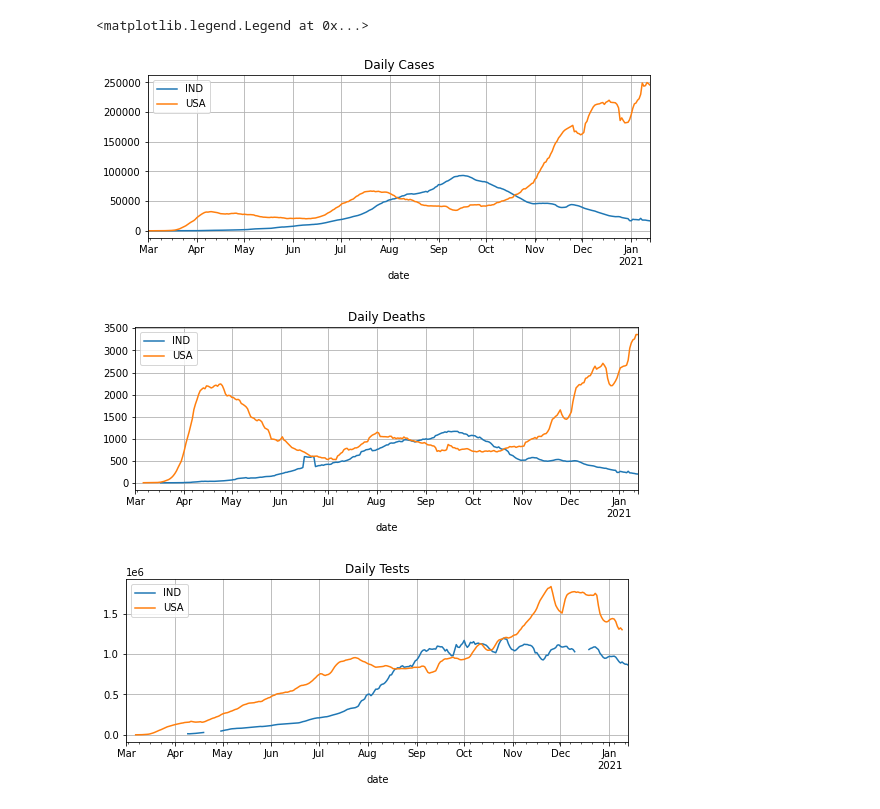
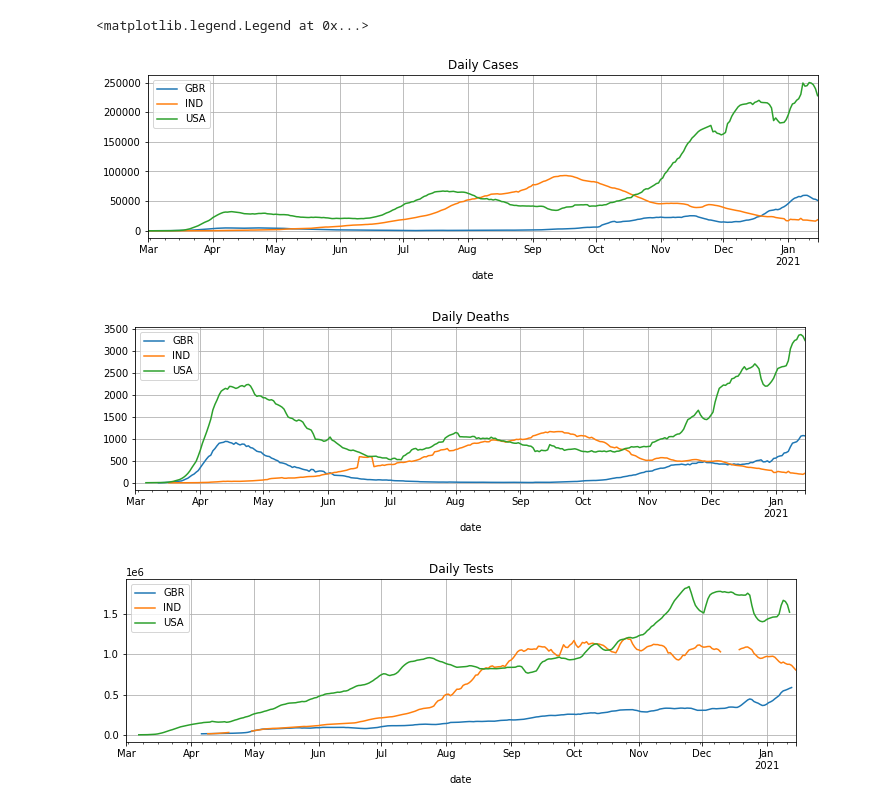
Before and after one commit to bamage00/notebooks, a Jupyter notebook: covid.ipynb, the cells around one changed output. Cells and saved outputs as stored; diff of their text form; code cells hidden in the pictures.

```diff
--- a/covid.ipynb
+++ b/covid.ipynb
@@ -6,10 +6,10 @@ from datetime import datetime
 
 plt.rcParams.update({'figure.max_open_warning': 0})
 # %%
-fig_size = (9, 3)
 input_file = 'D://Repositories/covid-19-data/public/data/owid-covid-data.csv'
 n = 11
-group_one = ['USA', 'IND']
+group_one = ['USA', 'IND', 'GBR']
+fig_size = (12, 3)
 # %%
 inp = pd.read_csv(input_file)
 inp['daily_tests'] = inp['new_tests'].rolling(7).mean()
@@ -166,22 +168,22 @@ for country in group_one+['OWID_WRL']:
 # %%
 fig, axes = plt.subplots(sharex=True)
 inp[(inp['iso_code'].isin(group_one)) & (inp['date'] >= '2020-03-01')].groupby('iso_code').plot(
     x='date', y=['daily_cases'], style = ['-'], figsize=fig_size, grid=True, ax=axes, title='Daily Cases')
-axes.legend(['IND', 'USA'])
+axes.legend(list(reversed(group_one)))
 
 fig, axes = plt.subplots(sharex=True)
 inp[(inp['iso_code'].isin(group_one)) & (inp['date'] >= '2020-03-01')].groupby('iso_code').plot(
     x='date', y=['daily_deaths'], style = ['-'], figsize=fig_size, grid=True, ax=axes, title='Daily Deaths')
-axes.legend(['IND', 'USA'])
+axes.legend(list(reversed(group_one)))
 
 fig, axes = plt.subplots(sharex=True)
 inp[(inp['iso_code'].isin(group_one)) & (inp['date'] >= '2020-03-01')].groupby('iso_code').plot(
     x='date', y=['daily_tests'], style = ['-'], figsize=fig_size, grid=True, ax=axes, title='Daily Tests')
-axes.legend(['IND', 'USA'])
+axes.legend(list(reversed(group_one)))
 # %% [output]
 <matplotlib.legend.Legend at 0x...>
-[figure, old version]
+[figure, new version]
-[figure, old version]
+[figure, new version]
-[figure, old version]
+[figure, new version]
 # %%
 fig, axes = plt.subplots(sharex=True)
```
Also changed, not shown: parts of 8 cells of this notebook, 1 other file.
